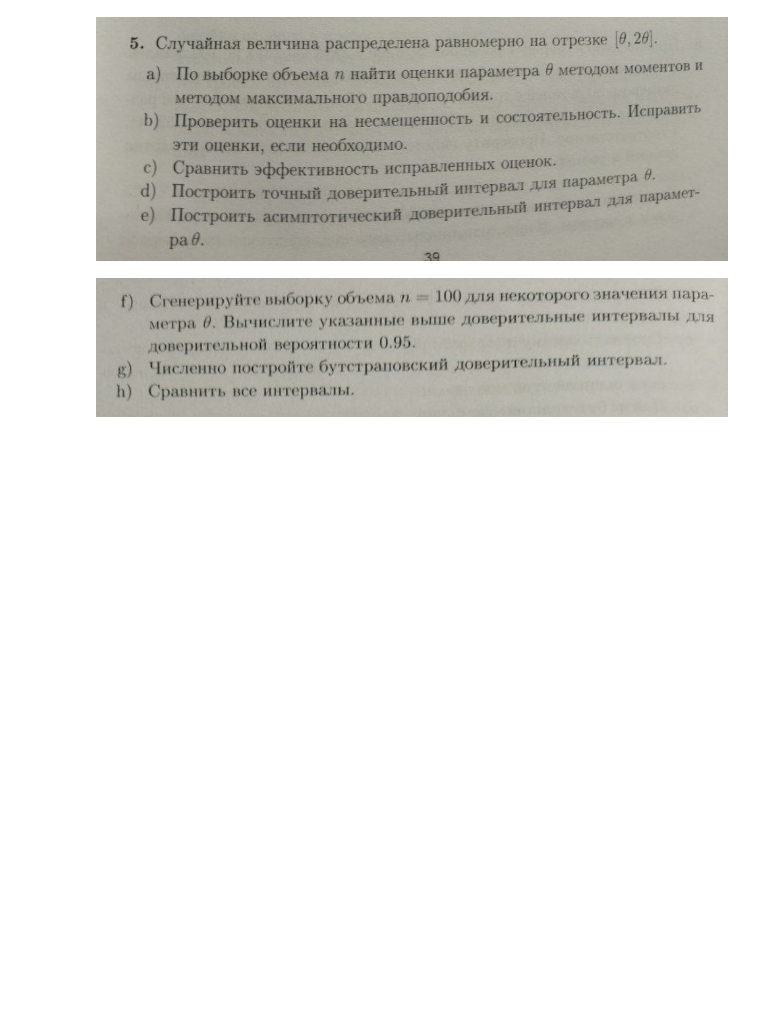
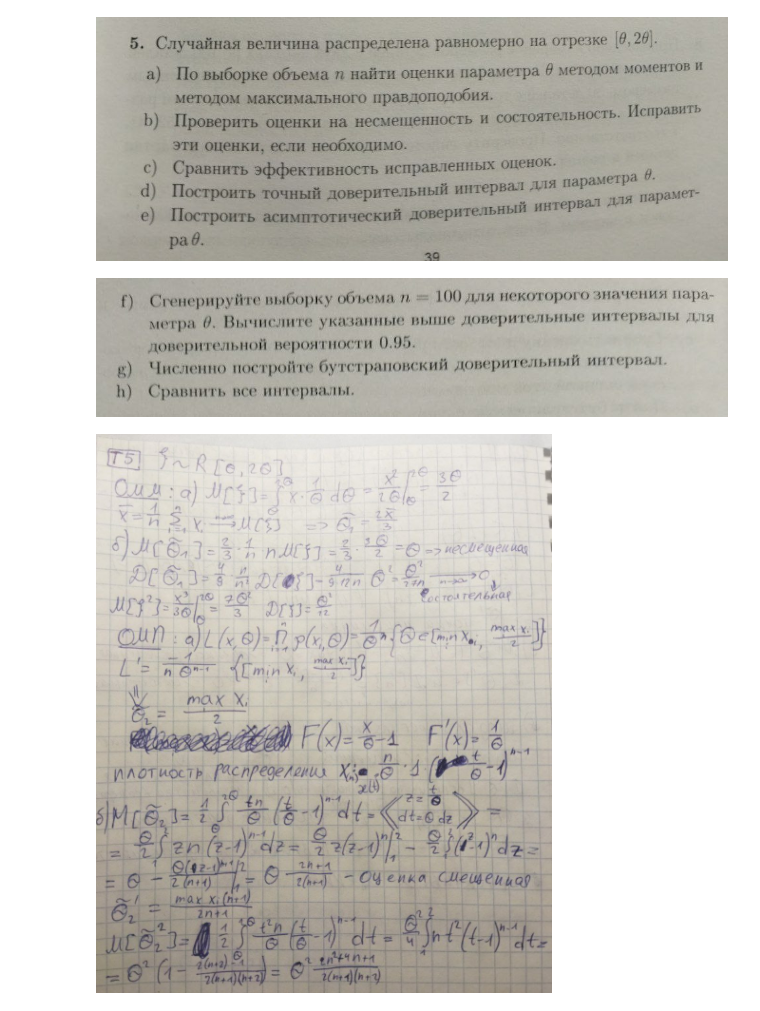
Before and after one commit to Salnikova-Lida/Math_stat_2025_spring, a Jupyter notebook: assignment_1/task5.ipynb, the cells around one changed output. Drawn from its saved outputs; the diff is of its cells as text; code cells hidden in the pictures; blank space fills up the shorter version.

```diff
--- a/assignment_1/task5.ipynb
+++ b/assignment_1/task5.ipynb
@@ -8,3 +8,7 @@ Image("images/photo_5350494331657645194_y.jpg")
 Image("images/photo_5350278556795665965_y.jpg")
 # %% [output]
 [figure]
+# %%
+Image("images/photo_5406847798684545507_y.jpg")
+# %% [output]
+[figure, added]
```
Also changed, not shown: parts of 5 cells of this notebook, 6 other files.
